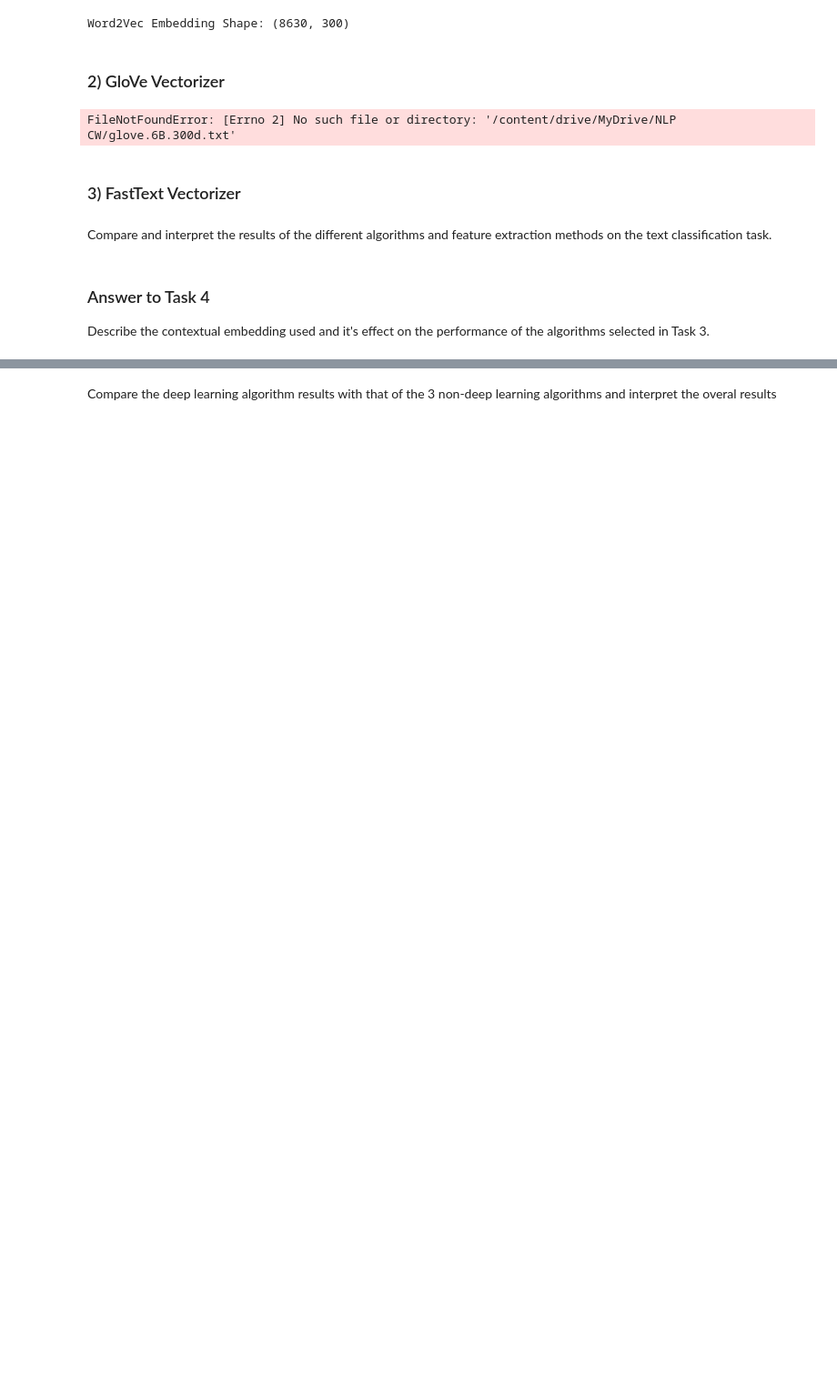
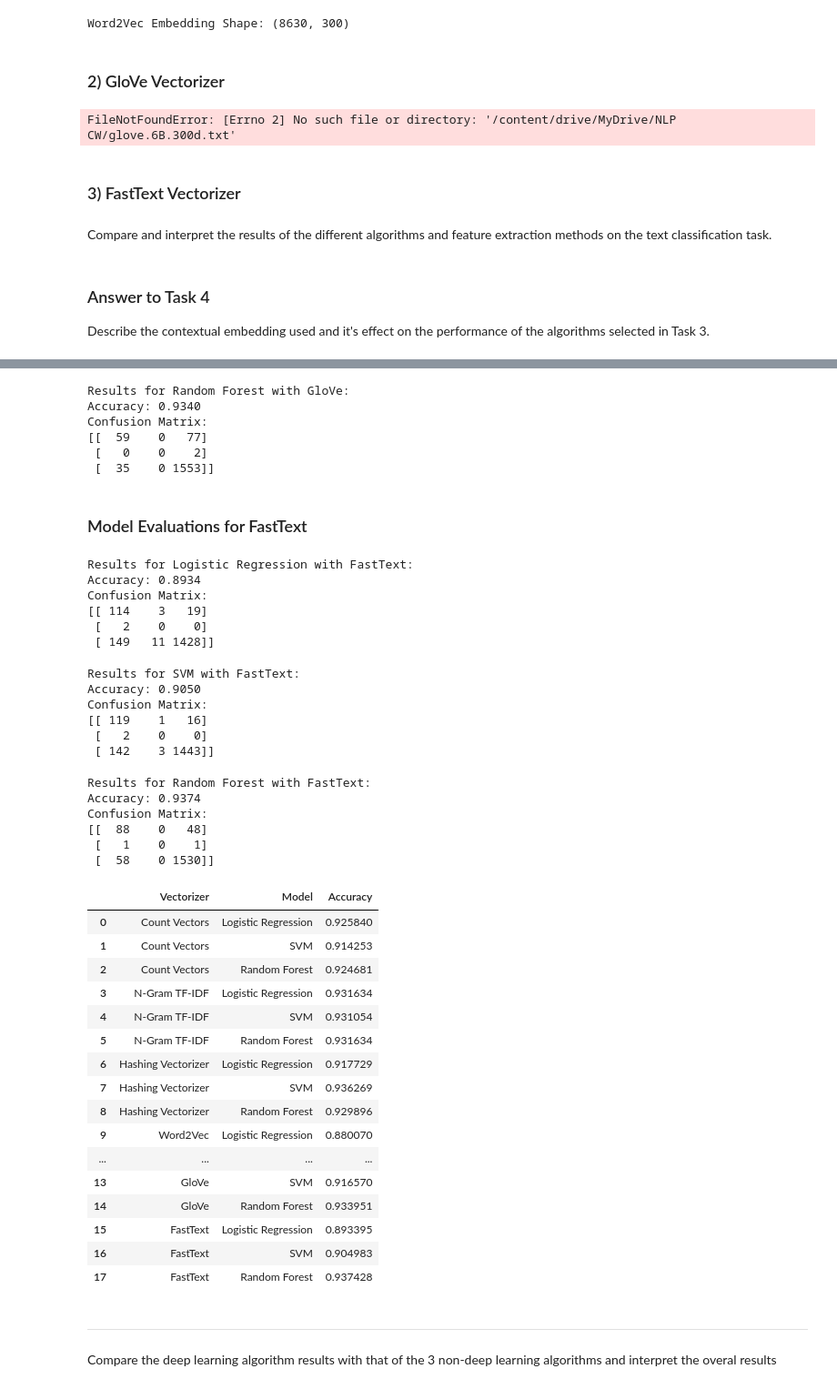
Before and after one commit to j-ranasinghe/nlp_cw, a Jupyter notebook: Solution_GroupH.ipynb, the cells around one changed output, grey strips where cells are left out. Shown at 91% size. Drawn from its saved outputs; the diff is of its cells as text; code cells hidden in the pictures; blank space fills up the shorter version.

Commit message:
Added Models and Evaluation of Vectorizers to Task 4

```diff
--- a/Solution_GroupH.ipynb
+++ b/Solution_GroupH.ipynb
@@ -911,0 +1002,9 @@ svm_predictions = evaluate_model(svm_model, X_train_balanced, X_test, y_train_ba
+# %%
+# Dictionary to store evaluation metrics for visualization
+evaluation_metrics = {
+    "Vectorizer": [],
+    "Model": [],
+    "Accuracy": [],
+    "Confusion_Matrix": [],
+    "Classification_Report": []
+}
@@ -912,2 +1229,72 @@ svm_predictions = evaluate_model(svm_model, X_train_balanced, X_test, y_train_ba
+# %%
+evaluate_random_forest(X_train_glove_balanced, X_test_glove, y_train_glove_balanced, y_test_glove, "GloVe")
+# %% [output]
+Results for Random Forest with GloVe:
+Accuracy: 0.9340
+Confusion Matrix:
+[[  59    0   77]
+ [   0    0    2]
+ [  35    0 1553]]
+# %% [markdown]
+### Model Evaluations for FastText
+# %%
+evaluate_logistic_regression(X_train_fasttext_balanced, X_test_fasttext, y_train_fasttext_balanced, y_test_fasttext, "FastText")
+# %% [output]
+Results for Logistic Regression with FastText:
+Accuracy: 0.8934
+Confusion Matrix:
+[[ 114    3   19]
+ [   2    0    0]
+ [ 149   11 1428]]
+# %%
+evaluate_svm(X_train_fasttext_balanced, X_test_fasttext, y_train_fasttext_balanced, y_test_fasttext, "FastText")
+# %% [output]
+Results for SVM with FastText:
+Accuracy: 0.9050
+Confusion Matrix:
+[[ 119    1   16]
+ [   2    0    0]
+ [ 142    3 1443]]
+# %%
+evaluate_random_forest(X_train_fasttext_balanced, X_test_fasttext, y_train_fasttext_balanced, y_test_fasttext, "FastText")
+# %% [output]
+Results for Random Forest with FastText:
+Accuracy: 0.9374
+Confusion Matrix:
+[[  88    0   48]
+ [   1    0    1]
+ [  58    0 1530]]
+# %%
+import pandas as pd
+
+# Convert to DataFrame
+evaluation_df = pd.DataFrame({
+    "Vectorizer": evaluation_metrics["Vectorizer"],
+    "Model": evaluation_metrics["Model"],
+    "Accuracy": evaluation_metrics["Accuracy"]
+})
+
+# Display the table
+evaluation_df
+# %% [output]
+|  | Vectorizer | Model | Accuracy |
+| 0 | Count Vectors | Logistic Regression | 0.925840 |
+| 1 | Count Vectors | SVM | 0.914253 |
+| 2 | Count Vectors | Random Forest | 0.924681 |
+| 3 | N-Gram TF-IDF | Logistic Regression | 0.931634 |
+| 4 | N-Gram TF-IDF | SVM | 0.931054 |
+| 5 | N-Gram TF-IDF | Random Forest | 0.931634 |
+| 6 | Hashing Vectorizer | Logistic Regression | 0.917729 |
+| 7 | Hashing Vectorizer | SVM | 0.936269 |
+| 8 | Hashing Vectorizer | Random Forest | 0.929896 |
+| 9 | Word2Vec | Logistic Regression | 0.880070 |
+| ... | ... | ... | ... |
+| 13 | GloVe | SVM | 0.916570 |
+| 14 | GloVe | Random Forest | 0.933951 |
+| 15 | FastText | Logistic Regression | 0.893395 |
+| 16 | FastText | SVM | 0.904983 |
+| 17 | FastText | Random Forest | 0.937428 |
+# %% [markdown]
+---
 # %% [markdown]
 Compare the deep learning algorithm results with that of the 3 non-deep learning algorithms and interpret the overal results
```
Also changed, not shown: parts of 30 cells of this notebook.
